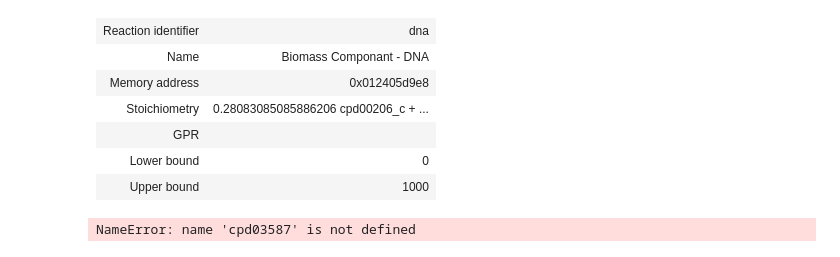
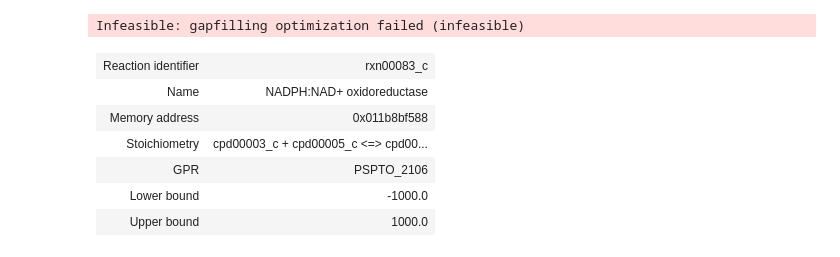
Before and after one commit to gregmedlock/psy_recon, a Jupyter notebook: bin/biomass_eq_final.ipynb, the cells around one changed output. Cells and saved outputs as stored; diff of their text form; code cells hidden in the pictures.

Commit message:
Biomass alterations

```diff
--- a/bin/biomass_eq_final.ipynb
+++ b/bin/biomass_eq_final.ipynb
@@ -79,0 +84,16 @@ cobra.io.write_sbml_model(current_model, "psy_6_dna_rna.xml", use_fbc_package=Tr
+# %%
+biomass = Metabolite("biomass", name = "Biomass Unit", compartment = "c")
+biomass_pto = Reaction('biomass_pto')
+biomass_pto.name = "Biomass Equation, Pto Specific"
+biomass_pto.lower_bound = 0
+biomass_pto.upper_bound = 1000
+biomass_pto.add_metabolites({protein_c:-.229,
+                           model.metabolites.phospholipid : -.5924,
+                           dna_c : -.0271,
+                           rna_c : -.0645,
+                            model.metabolites.cpd03587_c : -0.034,
+                            model.metabolites.cpd00155_c: -0.025,
+                           biomass : 1})
+model.add_reactions([biomass_pto])
+# %%
+model.objective =
@@ -80,24 +156,16 @@ cobra.io.write_sbml_model(current_model, "psy_6_dna_rna.xml", use_fbc_package=Tr
+# %%
+solution = gapfill(model, universal, demand_reactions=True)
+for reaction in solution[0]:
+    print(reaction.id)
+# %% [output]
+Infeasible: gapfilling optimization failed (infeasible)
 # %%
-model.reactions.dna
+model.reactions.rxn00083_c
 # %% [output]
-| Reaction identifier | dna |
-| Name | Biomass Componant - DNA |
-| Memory address | 0x012405d9e8 |
-| Stoichiometry | 0.28083085085886206 cpd00206_c + ... |
-| GPR |  |
-| Lower bound | 0 |
-| Upper bound | 1000 |
+| Reaction identifier | rxn00083_c |
+| Name | NADPH:NAD+ oxidoreductase |
+| Memory address | 0x011b8bf588 |
+| Stoichiometry | cpd00003_c + cpd00005_c <=> cpd00... |
+| GPR | PSPTO_2106 |
+| Lower bound | -1000.0 |
+| Upper bound | 1000.0 |
-# %%
-biomass_pto = Reaction('biomass_pto')
-biomass_pto.name = "Biomass Equation, Pto Specific"
-biomass_pto.lower_bound = 0
-biomass_pto.upper_bound = 1000
-biomass_pto.add_metabolites({protein:-.229,
-                           model.metabolites.phospholipid : -.5924,
-                           dna : -.0271,
-                           rna : -.0645,
-                            cpd03587 : -0.034,
-                            glycogen : -0.025,
-                           biomass : 1})
-# %% [output]
-NameError: name 'cpd03587' is not defined
```
Also changed, not shown: parts of 7 cells of this notebook, 10 other files.
